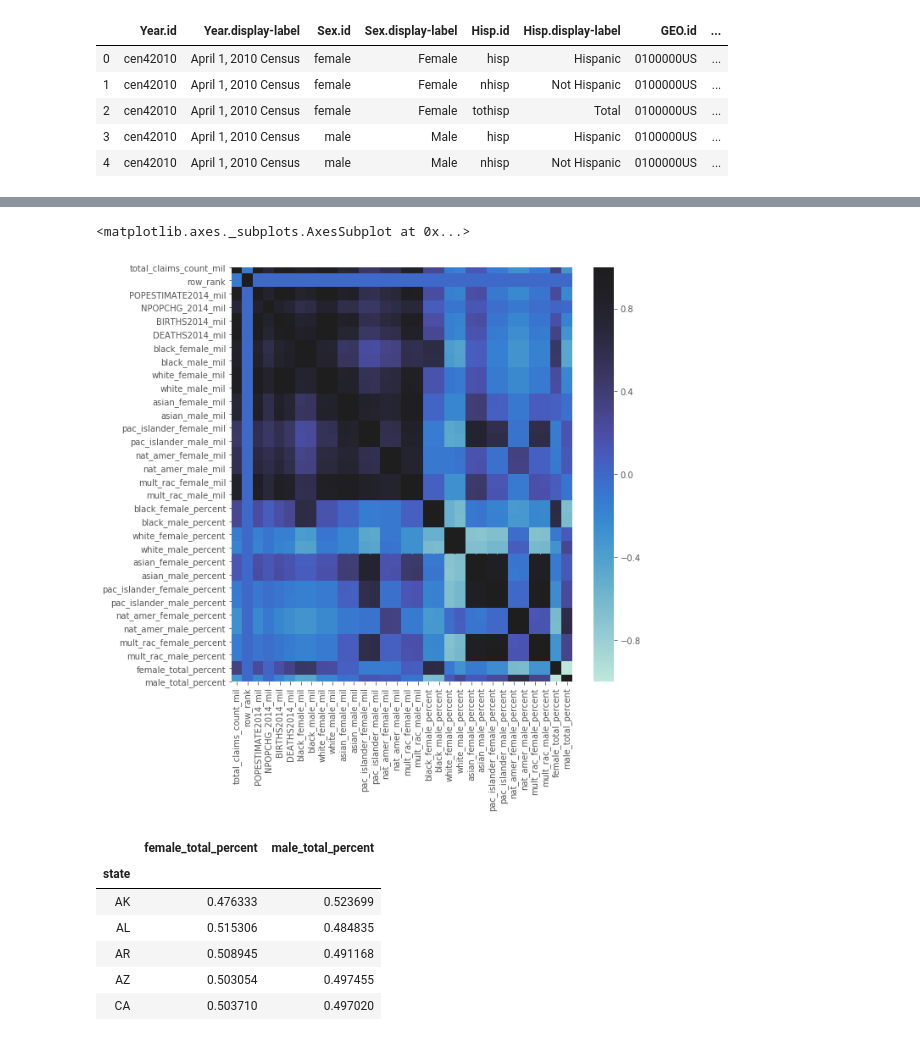
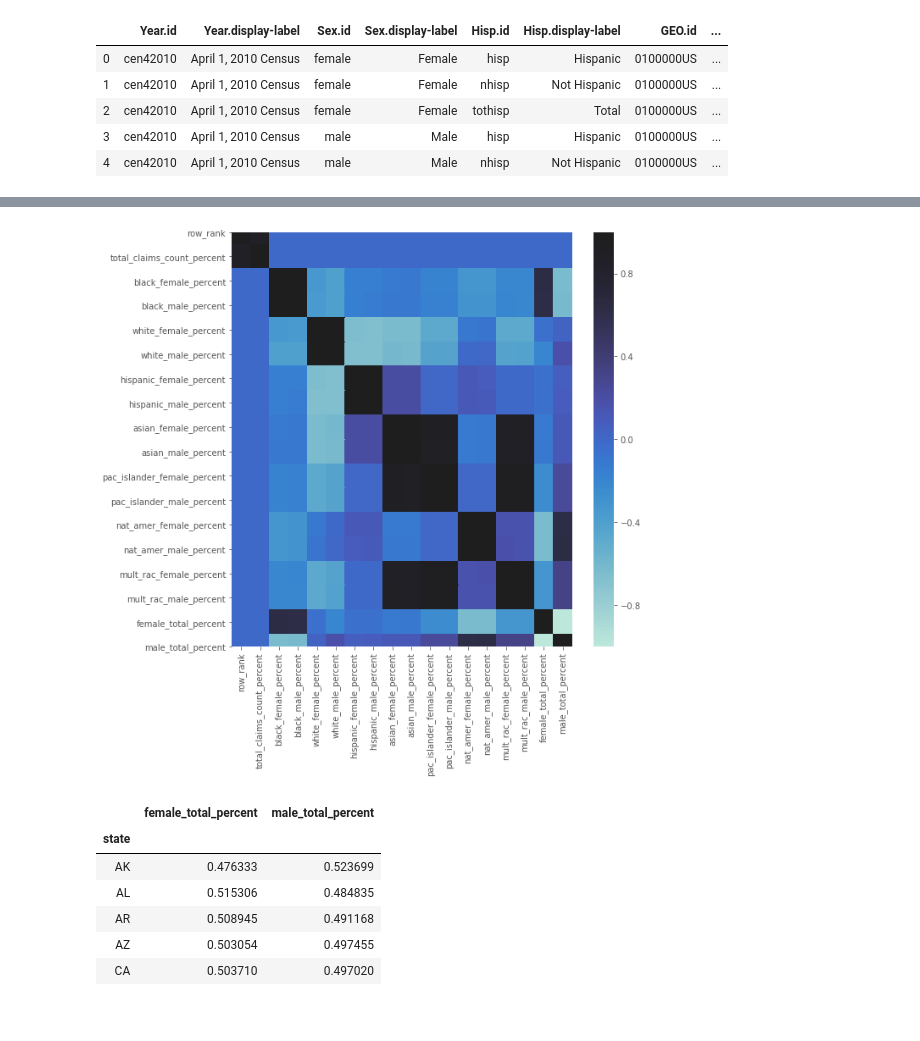
Before and after one commit to Prvargas/Where_Are_The_Drugs, a Jupyter notebook: Health_Care_Query_Clean.ipynb, the cells around one changed output, grey strips where cells are left out. Drawn from its saved outputs; the diff is of its cells as text; code cells hidden in the pictures.

```diff
--- a/Health_Care_Query_Clean.ipynb
+++ b/Health_Care_Query_Clean.ipynb
@@ -278,6 +278,8 @@ demographic_df.head()
 | 4 | cen42010 | April 1, 2010 Census | male | Male | nhisp | Not Hispanic | 0100000US | ... |
 # %%
 #Import cleaned and consolidated 2014 data
-clean_consol_2014_df = pd.read_csv('/Users/phillliprashaad/Desktop/Galvanzie_DSI/Capstone_1/Where_Are_The_Drugs/import_tables/consol_2014_table_v2.csv')
+consol_percent_2014_df = pd.read_csv('/Users/phillliprashaad/Desktop/Galvanzie_DSI/Capstone_1/Where_Are_The_Drugs/import_tables/consol_percent_2014.csv')
+
+consol_totals_2014_df = pd.read_csv('/Users/phillliprashaad/Desktop/Galvanzie_DSI/Capstone_1/Where_Are_The_Drugs/import_tables/consol_totals_2014.csv')
 # %%
 #Check the column names and datatypes
@@ -303,9 +320,8 @@ dtype: object
 # %%
 #Heatmap shows the correlations between variables.
 plt.subplots(figsize=(9,9))
-sns.heatmap(clean_consol_2014_df.corr(), annot=False, center=1)
+sns.heatmap(consol_percent_2014_df.corr(), annot=False, center=1);
 # %% [output]
-<matplotlib.axes._subplots.AxesSubplot at 0x...>
-[figure, old version]
+[figure, new version]
 # %%
 #Create dataframe that compares females to males by percentage of state population.
```
Also changed, not shown: parts of 13 cells of this notebook, 10 other files.
